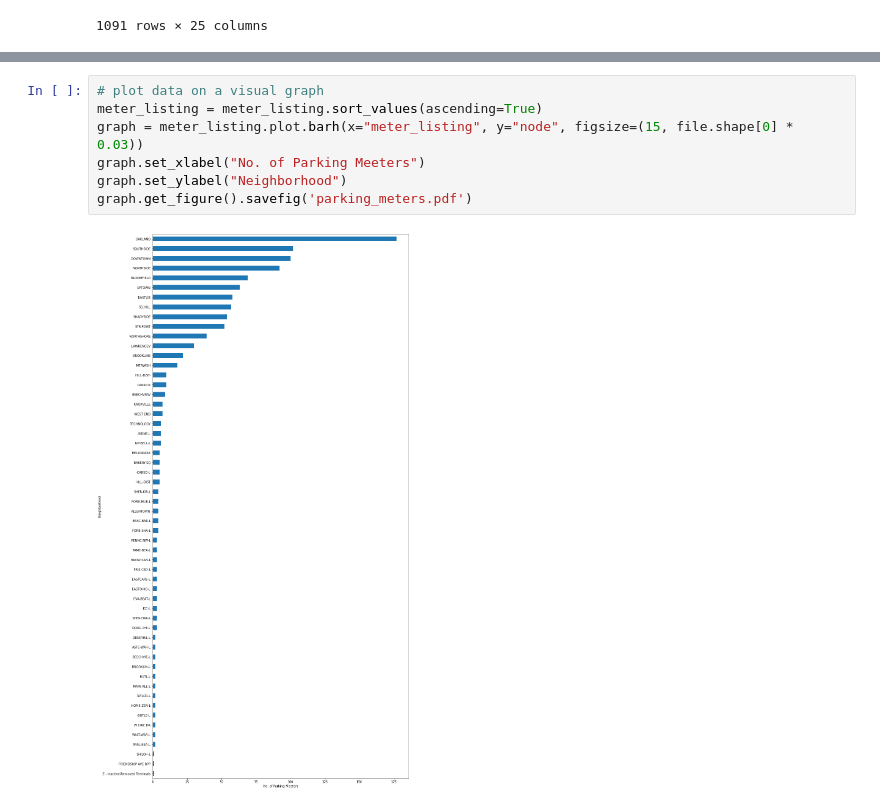
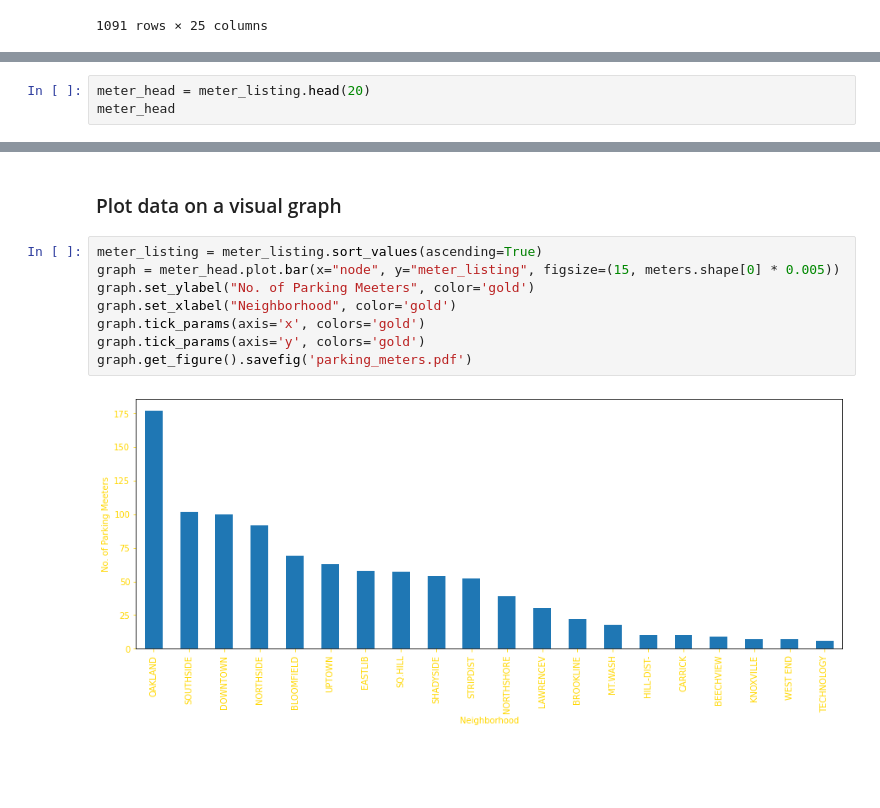
Before and after one commit to fluxcapacitor88mph/CMPINF0010_FinalProjectGroup32, a Jupyter notebook: ParkingMeters.ipynb, the cells around one changed output, grey strips where cells are left out. Cells and saved outputs as stored; diff of their text form; blank space fills up the shorter version.

```diff
--- a/ParkingMeters.ipynb
+++ b/ParkingMeters.ipynb
@@ -131,0 +117,3 @@ Name: node, dtype: int64
+# %%
+meter_head = meter_listing.head(20)
+meter_head
@@ -132,9 +138,12 @@ Name: node, dtype: int64
+# %% [markdown]
+### Plot data on a visual graph
 # %%
-# plot data on a visual graph
 meter_listing = meter_listing.sort_values(ascending=True)
-graph = meter_listing.plot.barh(x="meter_listing", y="node", figsize=(15, file.shape[0] * 0.03))
-graph.set_xlabel("No. of Parking Meeters")
-graph.set_ylabel("Neighborhood")
+graph = meter_head.plot.bar(x="node", y="meter_listing", figsize=(15, meters.shape[0] * 0.005))
+graph.set_ylabel("No. of Parking Meeters", color='gold')
+graph.set_xlabel("Neighborhood", color='gold')
+graph.tick_params(axis='x', colors='gold')
+graph.tick_params(axis='y', colors='gold')
 graph.get_figure().savefig('parking_meters.pdf')
 # %% [output]
-[figure, old version]
+[figure, new version]
```
Also changed, not shown: parts of 11 cells of this notebook, 3 other files.
